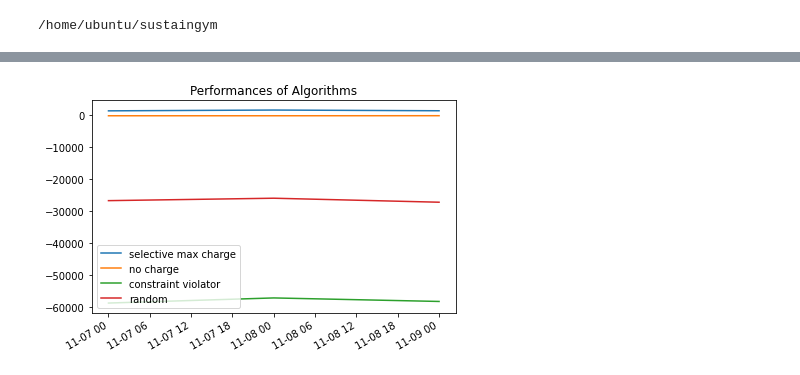
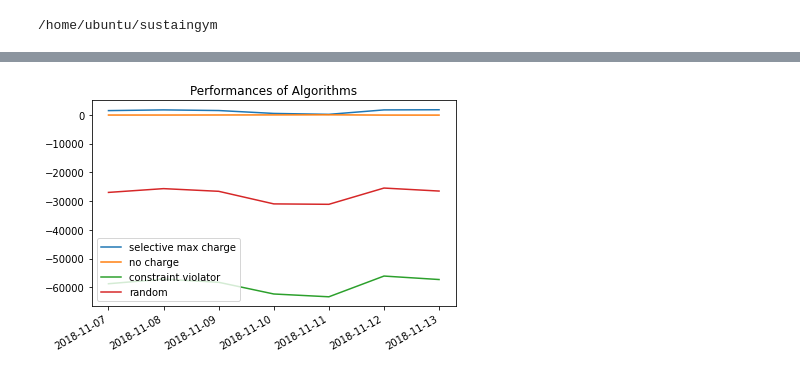
Before and after one commit to chrisyeh96/sustaingym, a Jupyter notebook: examples/baseline_algos.ipynb, the cells around one changed output, grey strips where cells are left out. Cells and saved outputs as stored; diff of their text form; code cells hidden in the pictures.

```diff
--- a/examples/baseline_algos.ipynb
+++ b/examples/baseline_algos.ipynb
@@ -53,2 +23,30 @@ max(acn.min_pilot_signals)
-# %%
-demands = np.random.rand(54) * 30
+# %%
+# Initialize gym
+env = EVChargingEnv(
+    site='caltech',
+    date_range=["2018-11-07", "2018-11-09"],
+    real_traces=False,
+    sequential=True, # doesn't matter if real traces is False
+    n_components=50,
+    action_type='discrete',
+)
+
+observation = env.reset()
+
+rewards = 0
+done = False
+i = 0
+action = np.ones(shape=(54,), ) * 2
+while not done:
+    observation, reward, done, info = env.step(action)
+
+    rewards += reward
+    i += 1
+
+print()
+print()
+print("total iterations: ", i)
+print("total reward: ", rewards)
+
+env.close()
+print(env.max_timestamp)
@@ -274,11 +263,12 @@ def collect_rewards(env, algs):
     results.set_index('dates', inplace=True)
     return results
 
-date_range = ["2018-11-07", "2018-11-09"]
+date_range = ["2018-11-07", "2018-11-13"]
 site = 'caltech'
-eval_env = EVChargingEnv(site=site, date_range=date_range, real_traces=True, period=period, recompute_freq=recompute_freq)
+eval_env = EVChargingEnv(site=site, date_range=date_range, real_traces=True)
 
-rewards = collect_rewards(eval_env, algs)
+heuristics_rewards = collect_rewards(eval_env, algs)
+heuristics_rewards
 # %% [output]
 Simulating day 2018-11-07 with 36 plug in events.
 Simulating day 2018-11-08 with 46 plug in events.
@@ -295,10 +299,10 @@ Simulating day 2018-11-09 with 42 plug in events.
 # %%
 plt.title("Performances of Algorithms")
-for col in rewards.columns:
-    plt.plot(rewards[col], label=col)
+for col in heuristics_rewards.columns:
+    plt.plot(heuristics_rewards[col], label=col)
 plt.gcf().autofmt_xdate()
 plt.legend()
 plt.tight_layout()
 plt.show()
 # %% [output]
-[figure, old version]
+[figure, new version]
```
Also changed, not shown: parts of 15 cells of this notebook, 5 other files.
